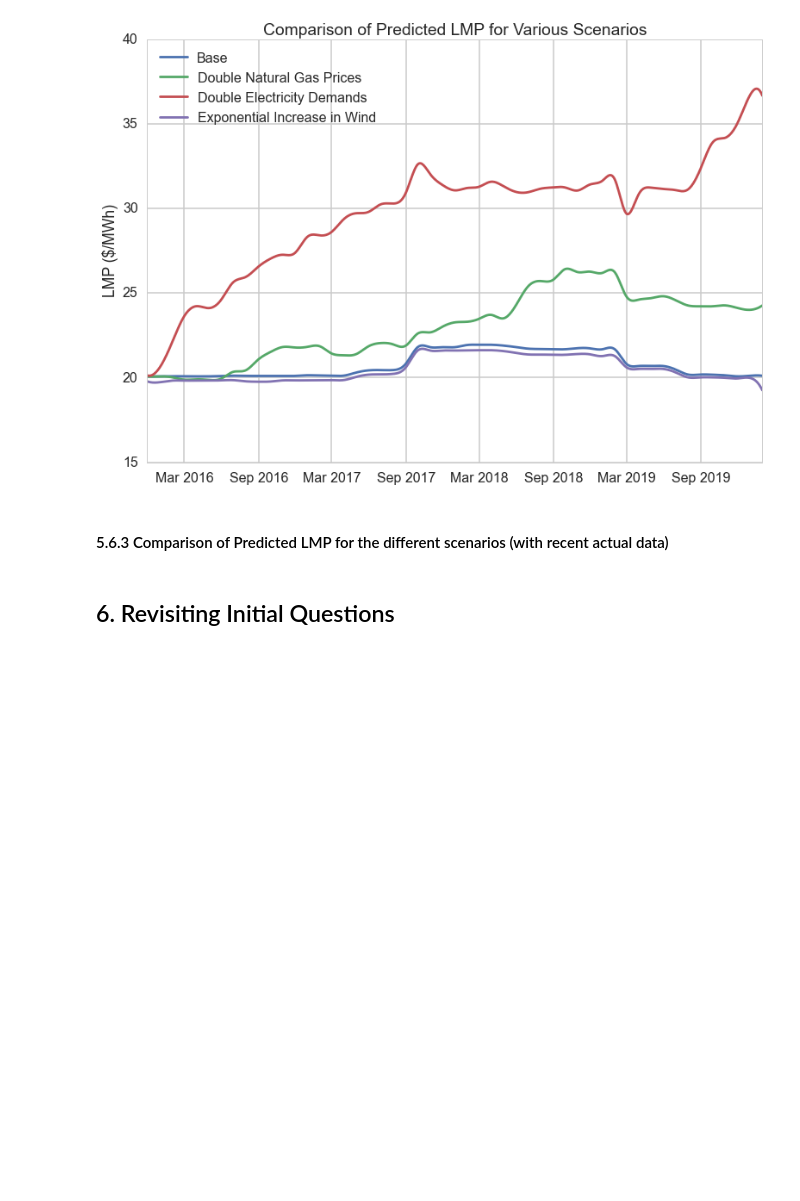
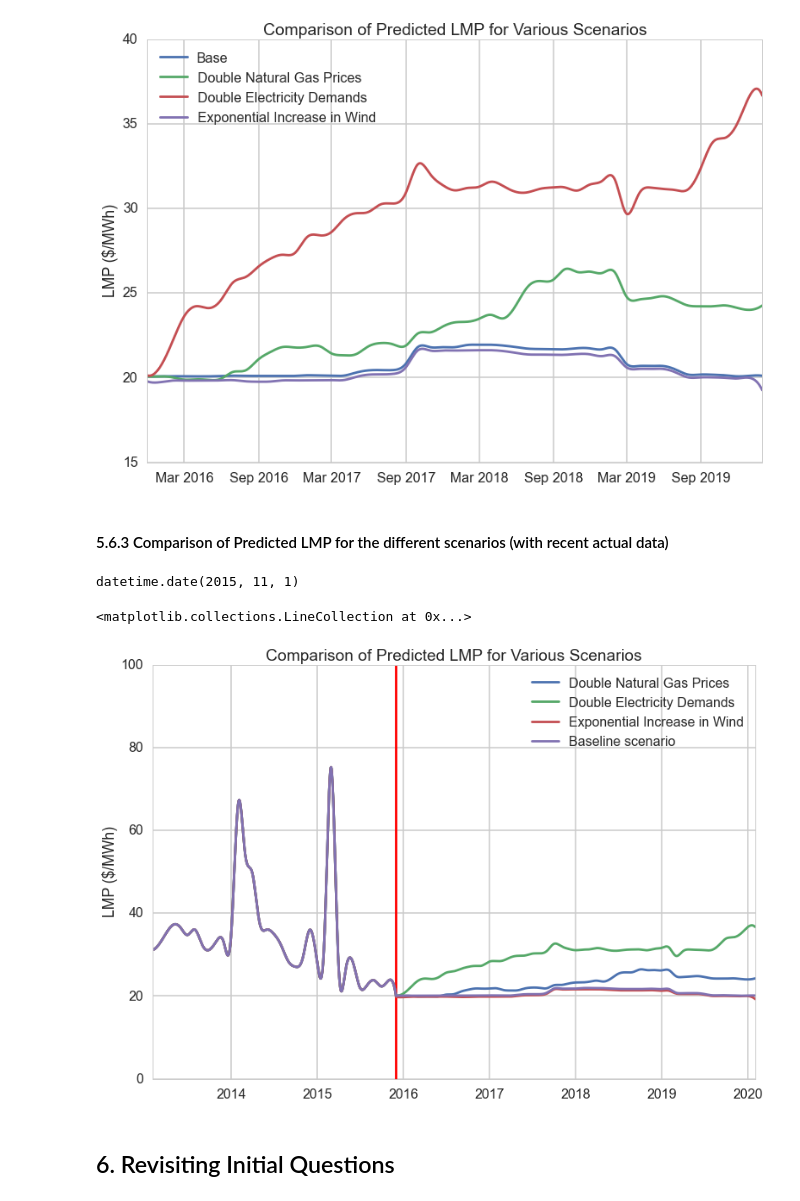
Before and after one commit to dannychua/Electricity-Price-Predictor, a Jupyter notebook: Process Book.ipynb, the cells around one changed output. Saved outputs shown, nothing was run; the diff lists cells and outputs as text; code cells hidden in the pictures; blank space fills up the shorter version.

Commit message:
Plotted comparison of LMP prices for the 3 different scenarios, with 3 years of historical data

```diff
--- a/Process Book.ipynb
+++ b/Process Book.ipynb
@@ -1117,6 +1117,39 @@ plt.legend(['Base', 'Double Natural Gas Prices', 'Double Electricity Demands',
 [figure]
 # %% [markdown]
 #### 5.6.3 Comparison of Predicted LMP for the different scenarios (with recent actual data)
+# %%
+df_recent.index[-1].date()
+# %% [output]
+datetime.date(2015, 11, 1)
+# %%
+# Narrow down DataFrame to desired starting date
+dt_start = '2013-01-01'
+df_recent = fulldf.ix[dt_start:]
+
+# Smooth out the recent LMP data
+df_recent_smooth = df_recent['Clinton_LMP_($/MWh)'].resample('M', how='median').resample('D').interpolate(method='cubic')
+
+# Append Recent LMP data to Predicted LMP data, then Plot
+df = pd.concat([df_recent_smooth, predLmp_doubleNg_smooth])
+plt.plot(df.index, df[0])
+df = pd.concat([df_recent_smooth, predLmp_doubleElecDemands_smooth])
+plt.plot(df.index, df[0])
+df = pd.concat([df_recent_smooth, predLmp_expWind_smooth])
+plt.plot(df.index, df[0])
+df = pd.concat([df_recent_smooth, predLmp_base_smooth])
+plt.plot(df.index, df[0])
+
+plt.ylabel('LMP ($/MWh)')
+plt.title('Comparison of Predicted LMP for Various Scenarios')
+plt.legend(['Double Natural Gas Prices', 'Double Electricity Demands',
+           'Exponential Increase in Wind', 'Baseline scenario'], loc='upper right')
+
+
+# Mark the transition from actual historial LMP to predicted LMP
+plt.vlines(x=predLmp_base_smooth.index[0].date(), ymin=0, ymax=100, color='r')
+# %% [output]
+<matplotlib.collections.LineCollection at 0x...>
+[figure, added]
 # %%
 # build dataframe for future scenarios (e.g., double wind generation, higher gas price, deep decarbonization scenario)
 #       Maybe just for a years worth of data (e.g., double wind in 2020, or deep decarbonization in 2050)
```
